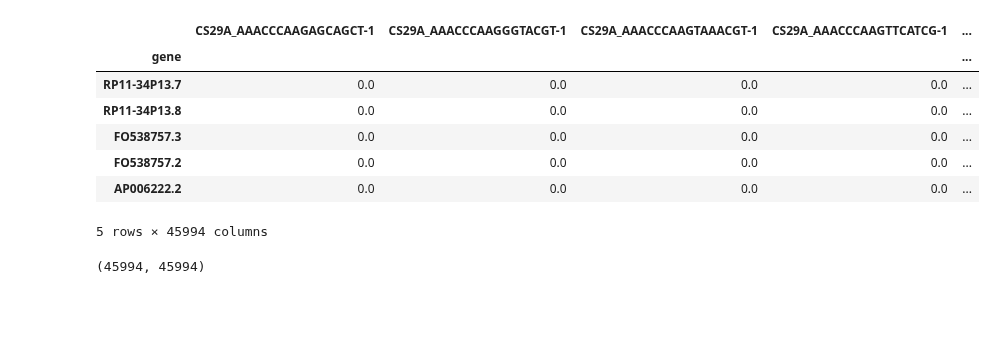
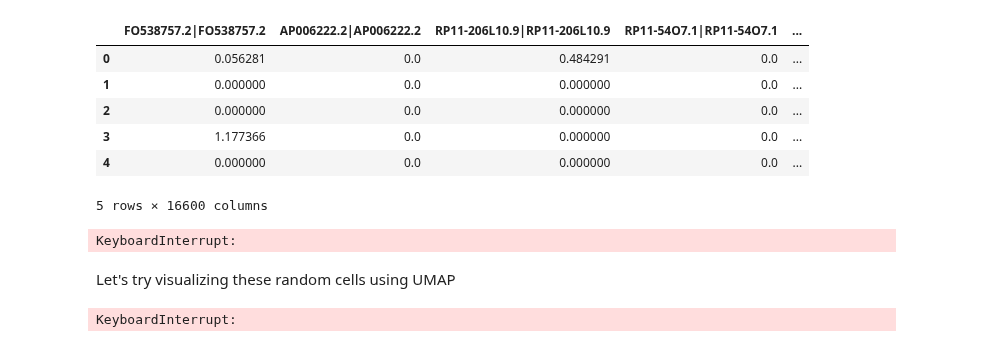
Before and after one commit to jlehrer1/comparative-organoids, a Jupyter notebook: notebooks/data_exploration_01.ipynb, the cells around one changed output. Cells and saved outputs as stored; diff of their text form; code cells hidden in the pictures; blank space fills up the shorter version.

```diff
--- a/notebooks/data_exploration_01.ipynb
+++ b/notebooks/data_exploration_01.ipynb
@@ -46,15 +13,16 @@ df2 = df2.set_index('gene')
+# %%
+organoid = dd.read_csv('../data/interim/organoid_T.csv', dtype='float64')
+# primary = pd.read_csv('../data/interim/primary_T.csv', dtype='float64')
+
+organoid_meta = pd.read_csv('../data/processed/meta_organoid.tsv', sep='\t', nrows=1000)
+primary_meta = pd.read_csv('../data/processed/meta_primary.tsv', sep='\t', nrows=1000)
 # %%
-df2.head()
+organoid.head()
 # %% [output]
-|  | CS29A_AAACCCAAGAGCAGCT-1 | CS29A_AAACCCAAGGGTACGT-1 | CS29A_AAACCCAAGTAAACGT-1 | CS29A_AAACCCAAGTTCATCG-1 | ... |
-| gene |  |  |  |  | ... |
-| RP11-34P13.7 | 0.0 | 0.0 | 0.0 | 0.0 | ... |
-| RP11-34P13.8 | 0.0 | 0.0 | 0.0 | 0.0 | ... |
-| FO538757.3 | 0.0 | 0.0 | 0.0 | 0.0 | ... |
-| FO538757.2 | 0.0 | 0.0 | 0.0 | 0.0 | ... |
-| AP006222.2 | 0.0 | 0.0 | 0.0 | 0.0 | ... |
+|  | FO538757.2|FO538757.2 | AP006222.2|AP006222.2 | RP11-206L10.9|RP11-206L10.9 | RP11-54O7.1|RP11-54O7.1 | ... |
+| 0 | 0.056281 | 0.0 | 0.484291 | 0.0 | ... |
+| 1 | 0.000000 | 0.0 | 0.000000 | 0.0 | ... |
+| 2 | 0.000000 | 0.0 | 0.000000 | 0.0 | ... |
+| 3 | 1.177366 | 0.0 | 0.000000 | 0.0 | ... |
+| 4 | 0.000000 | 0.0 | 0.000000 | 0.0 | ... |
-5 rows × 45994 columns
+5 rows × 16600 columns
-# %%
-len(df2.columns), len(set(df2.columns))
-# %% [output]
-(45994, 45994)
@@ -60,0 +33,6 @@ len(df2.columns), len(set(df2.columns))
+# %%
+isna.compute()
+# %% [output]
+KeyboardInterrupt:
+# %% [markdown]
+Let's try visualizing these random cells using UMAP
@@ -60,0 +47,4 @@ len(df2.columns), len(set(df2.columns))
+# %%
+result = umap.compute()
+# %% [output]
+KeyboardInterrupt:
```
Also changed, not shown: parts of 13 cells of this notebook, 7 other files.
